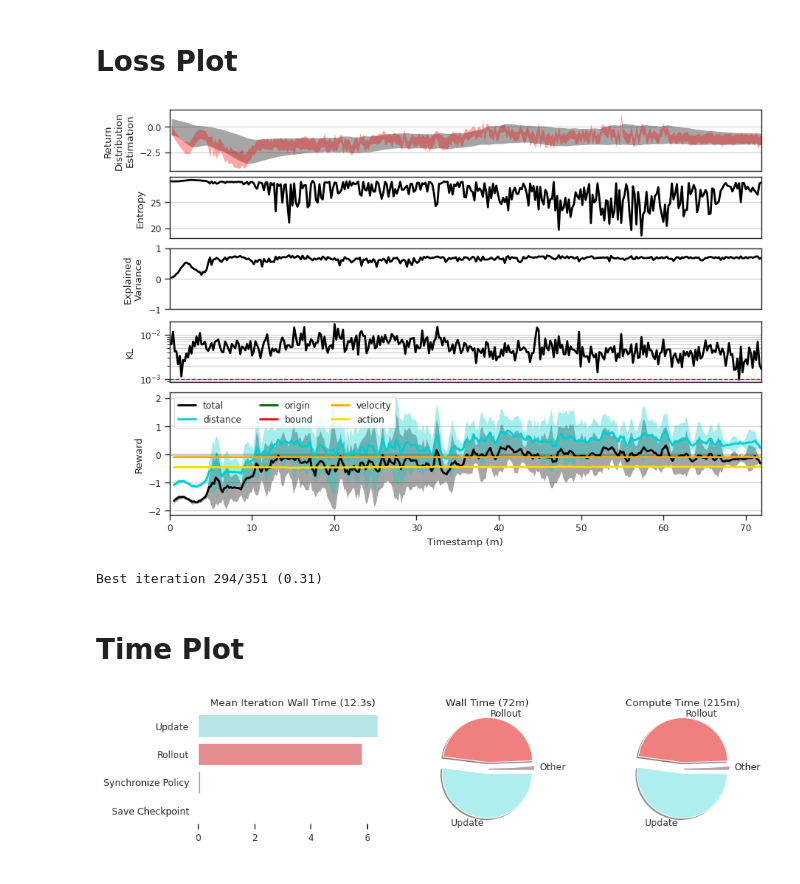
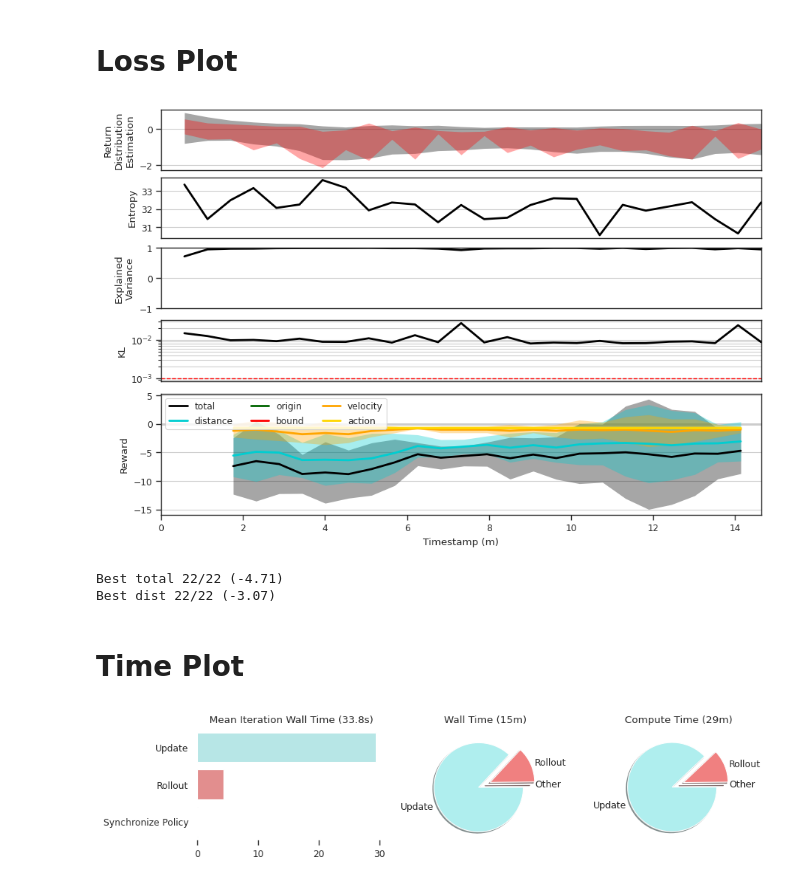
Before and after one commit to Oafish1/CellTRIP, a Jupyter notebook: scripts/runtime.ipynb, the cells around one changed output. Cells and saved outputs as stored; diff of their text form; code cells hidden in the pictures.

```diff
--- a/scripts/runtime.ipynb
+++ b/scripts/runtime.ipynb
@@ -82,7 +82,11 @@ log_list = [
     # 's3://nkalafut-celltrip/logs/light-all-100K-scglue.log',  # Tuned 2d env for scGLUE
     # 's3://nkalafut-celltrip/logs/light-all-1M-scglue.log',  # Same but w/ 1M buffer
     # 's3://nkalafut-celltrip/logs/light-all-1M-scglue-8-long.log',  # Same but with env weight changes (vel doubled, timesteps 100 -> 500), log std coef is NOT higher (~~3e-4 -> 1e-3~~), and 8 dimensions, lower entrop coef, change sampling step for policy
-    's3://nkalafut-celltrip/logs/light-all-1M-scglue-32-long.log',  # Too many changes to list
+    # 's3://nkalafut-celltrip/logs/light-all-1M-scglue-32-long.log',  # Too many changes to list
+    # 's3://nkalafut-celltrip/logs/light-all-1M-scglue-32-long-ent0.log',  # Same, but with 0 ent coef
+    # 's3://nkalafut-celltrip/logs/light-all-1M-scglue-32-long-ent0-5.log',  # Same, but with 5 update iterations instead of 30
+    # 's3://nkalafut-celltrip/logs/light-all-1M-scglue-32-long-ent0-normfix.log',  # Back to 30 with fixed action norm - SHOWING SIGNS OF SEPARATION!!!
+    's3://nkalafut-celltrip/logs/light-all-1M-scglue-32-long-ent0-normfix-longer.log',  # Same but with random length env, random size modality, 100k batch
     # TODO: Add more memory to head node
     # TODO: Maybe multiply by inverse group origin in env
     # TODO: Implement env offset for multiple GPU case
@@ -221,7 +225,7 @@ def filter_zero(df):
     return df
 if not omit_zero: filter_zero = lambda x: x
 
-def smooth(df_col, episode_len=100, sample_len=1000):
+def smooth(df_col, episode_len=550, sample_len=1100):
     # Replace NAN with zero
     df_col = df_col.fillna(0)
     # Mean episode reward
@@ -350,45 +354,49 @@ for i, r in event_filter(df_records, 'Advance Stage').iterrows():
     ax_loss.axvline(r['Timestamp'], color='black', ls=':', lw=2, zorder=.2)
 # Formatting
 # sns.despine(ax=ax_loss)
 ax_loss.set(xlabel='Timestamp (m)', ylabel='Reward')
 ax_loss.set_xlim(left=0, right=np.max([span_dict_squashed[k][-1][1] for k in span_dict]))
 if symlog:
     ax_loss.set_yscale('symlog', base=10, linthresh=linthresh)
     for s in (-1, 1): ax_loss.axhline(y=s*linthresh, color='black', lw=1, ls='--', zorder=.2)
 ax_loss.axhline(y=0, color='black', lw=1, ls='-', zorder=.2)
 # for k in span_dict_squashed.keys():
 #     if k not in event_colors: continue
 #     for xmin, xmax in span_dict_squashed[k]: ax_loss.axvspan(xmin, xmax, color=event_colors[k], alpha=.3, lw=0, zorder=.1)
 ax_loss.grid(axis='y', which='both', visible=True)
 ax_loss.legend(loc='upper left', ncols=3)
 
 # Early stopping based on KL (MAYBE DO BASED ON LOG STD, KL, AND RWD?)
 count = 0; es_timestep = None; lapses = 5; es_threshold = 1e-3; min_updates = 500
 for i, r in group_policy(event_filter(df_records, 'Update')).iterrows():
     if i < min_updates: continue
     count = count + 1 if r['KL'] < es_threshold else 0
     if count >= lapses:
         es_timestep = r['Timestamp']
         break
 if es_timestep is not None: ax_loss.axvline(x=es_timestep, ls=':', color='red')
 ax_kl.axhline(y=es_threshold, ls='--', lw=1, color='red')
 
 # Display
 # ax1.axhline(y=.03)
 fig.show()
 # %% [output]
-[figure, old version]
+[figure, new version]
 # %%
 try:
-    num_iters = df_mean.loc[df_mean['Reward']=='total', 'Value'].shape[0]
-    smoothed = smooth(df_mean.loc[df_mean['Reward']=='total', 'Value']).dropna()
-    smoothed_dist = smooth(df_mean.loc[df_mean['Reward']=='distance', 'Value']).dropna()
+    smoothed = smooth(df_mean.loc[df_mean['Reward']=='total', 'Value']).dropna().reset_index(drop=True)
+    num_iters = smoothed.shape[0]-1
     best_iter = smoothed.index[smoothed.argmax()]
     best_score = smoothed.loc[best_iter]
-    print(f'Best iteration {best_iter}/{num_iters} ({best_score:.2f})')
+    print(f'Best total {best_iter}/{num_iters} ({best_score:.2f})')
+    smoothed = smooth(df_mean.loc[df_mean['Reward']=='distance', 'Value']).dropna().reset_index(drop=True)
+    best_iter = smoothed.index[smoothed.argmax()]
+    best_score = smoothed.loc[best_iter]
+    print(f'Best dist {best_iter}/{num_iters} ({best_score:.2f})')
 except: pass
 # %% [output]
-Best iteration 294/351 (0.31)
+Best total 22/22 (-4.71)
+Best dist 22/22 (-3.07)
 # %% [markdown]
 # Time Plot
 # %%
@@ -443,7 +451,7 @@ ax3.tick_params(axis='y', which='major', left=False)
 # ax3.set_yticks([])
 fig.show()
 # %% [output]
-[figure, old version]
+[figure, new version]
 # %%
 # # Format
 # df_rollout = group_policy(event_filter(df_records, 'Rollout'), agg='mean')
```
Also changed, not shown: 20 other files.
